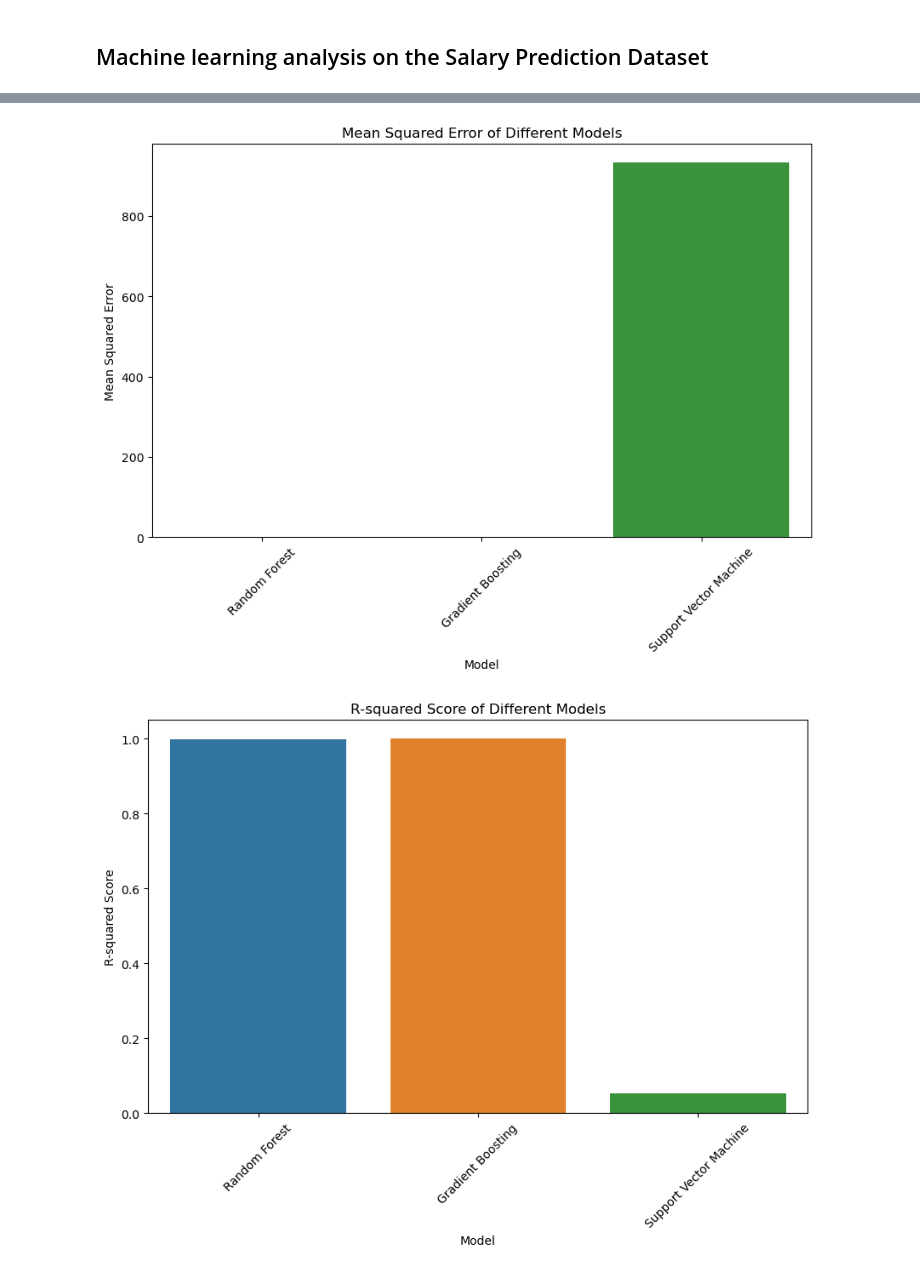
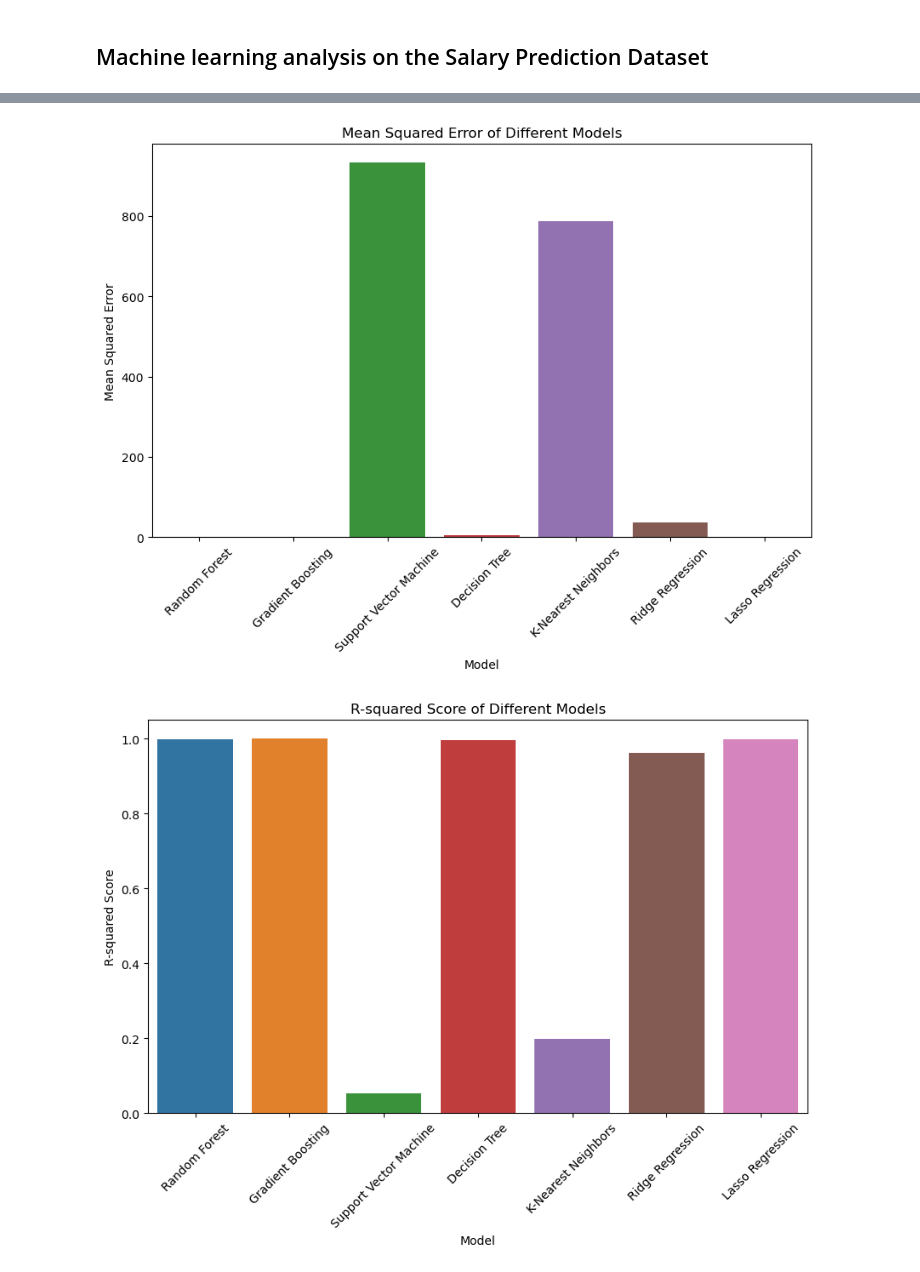
Before and after one commit to dawson-b23/CS479_Final_Proj, a Jupyter notebook: datasetAnalysis.ipynb, the cells around one changed output, grey strips where cells are left out. Saved outputs shown, nothing was run; the diff lists cells and outputs as text; code cells hidden in the pictures.

```diff
--- a/datasetAnalysis.ipynb
+++ b/datasetAnalysis.ipynb
@@ -55,13 +62,4 @@ import string
 # %%
-import pandas as pd
-from sklearn.model_selection import train_test_split
-from sklearn.preprocessing import LabelEncoder, StandardScaler
-from sklearn.ensemble import RandomForestRegressor, GradientBoostingRegressor
-from sklearn.svm import SVR
-from sklearn.metrics import mean_squared_error, r2_score
-import matplotlib.pyplot as plt
-import seaborn as sns
-
 # Load dataset
 data = pd.read_csv("salary_data_cleaned.csv")
 
@@ -113,7 +111,11 @@ X_test_scaled = scaler.transform(X_test)
 models = {
     "Random Forest": RandomForestRegressor(),
     "Gradient Boosting": GradientBoostingRegressor(),
-    "Support Vector Machine": SVR()
+    "Support Vector Machine": SVR(),
+    "Decision Tree": DecisionTreeRegressor(),
+    "K-Nearest Neighbors": KNeighborsRegressor(),
+    "Ridge Regression": Ridge(alpha=1.0),
+    "Lasso Regression": Lasso(alpha=0.1)
 }
 
 results = {}
@@ -123,7 +125,7 @@ for name, model in models.items():
     y_pred = model.predict(X_test_scaled)
     mse = mean_squared_error(y_test, y_pred)
     r2 = r2_score(y_test, y_pred)
-    results[name] = {'MSE': mse, 'R^2': r2}
+    results[name] = {'MSE': mse, 'R^2': r2, 'Predictions': y_pred}
 
 # Displaying results
 for name, result in results.items():
@@ -148,5 +150,14 @@ plt.xlabel('Model')
 plt.ylabel('R-squared Score')
 plt.xticks(rotation=45)
 plt.show()
+
+for name, result in results.items():
+    plt.figure(figsize=(10, 6))
+    sns.scatterplot(x=y_test, y=result['Predictions'])
+    plt.plot([y_test.min(), y_test.max()], [y_test.min(), y_test.max()], 'k--', lw=2)
+    plt.xlabel('Actual Minimum Salary')
+    plt.ylabel(f'Predicted Minimum Salary ({name})')
+    plt.title(f'Actual vs. Predicted Minimum Salary ({name})')
+    plt.show()
 # %% [output]
 Random Forest:
@@ -163,2 +180,2 @@ R^2: 0.05196422874440909
-[figure, old version]
+[figure, new version]
-[figure, old version]
+[figure, new version]
```
Also changed, not shown: parts of 15 cells of this notebook, 1 other file.
